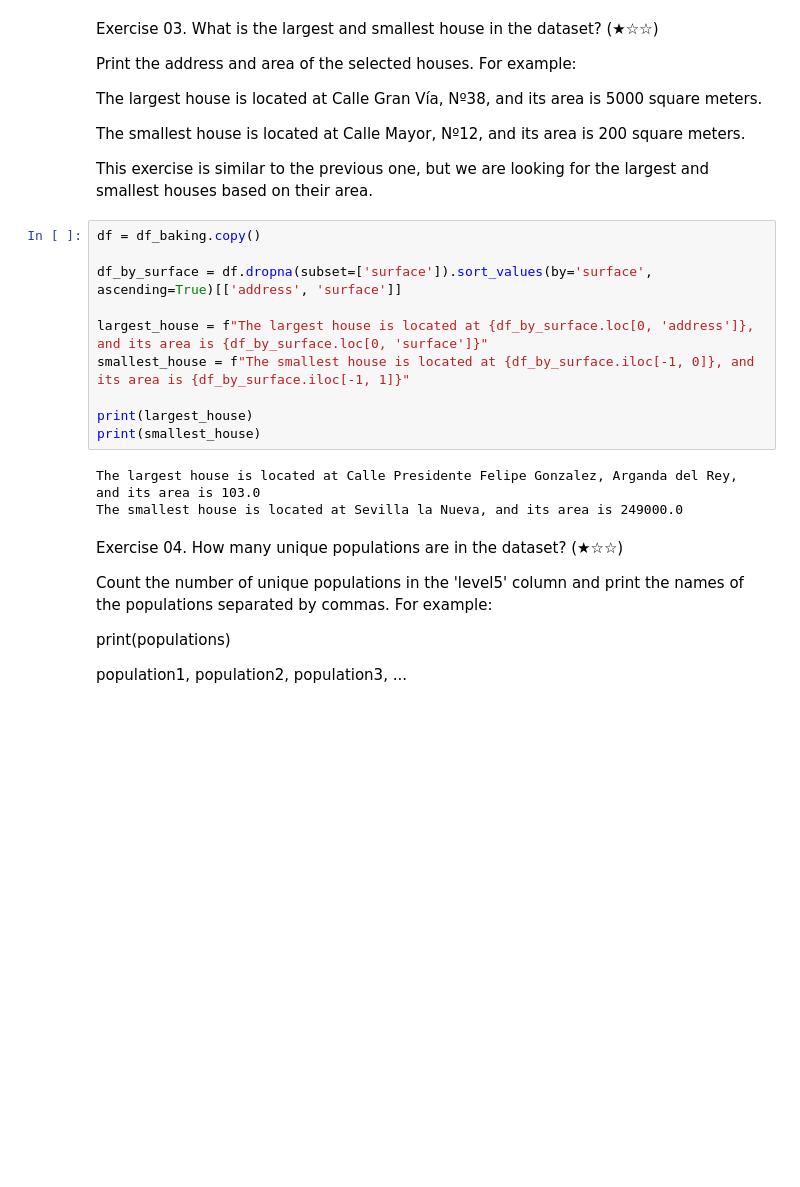
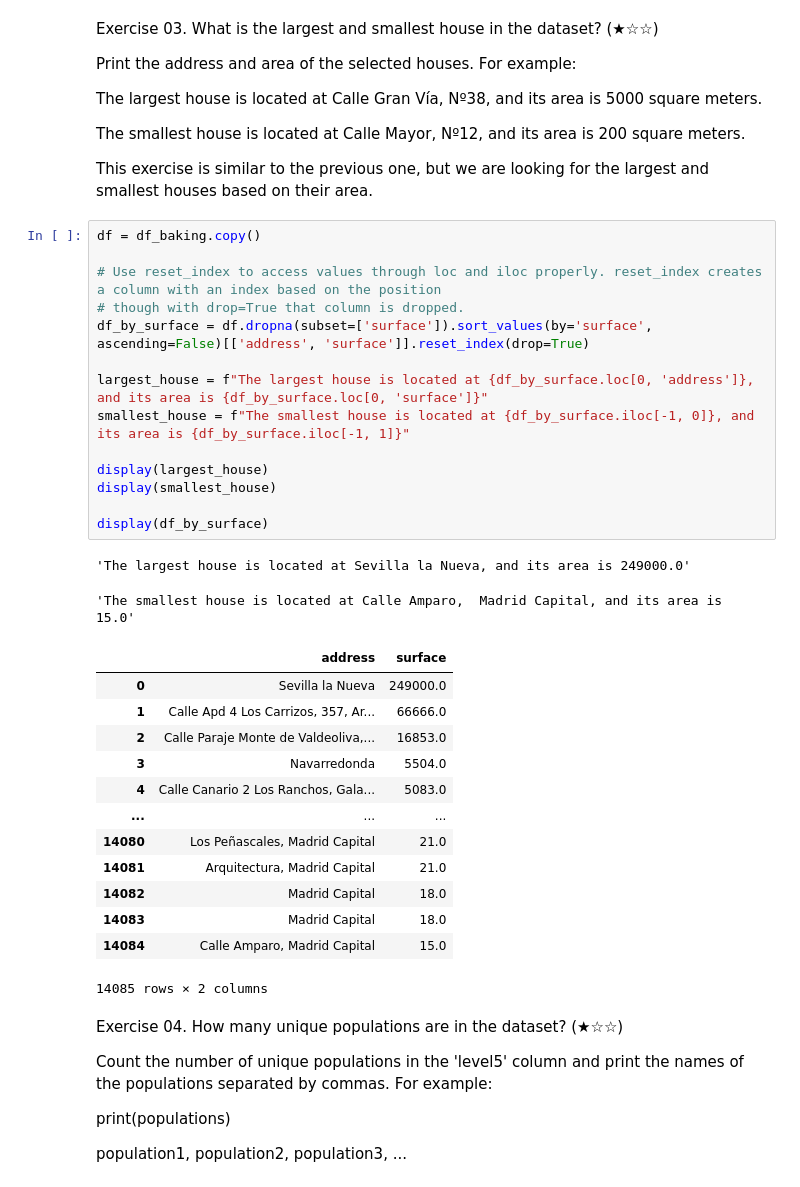
Before and after one commit to aguamelsu/pre_work, a Jupyter notebook: notebooks/01_analysis.ipynb, the cells around one changed output. Drawn from its saved outputs; the diff is of its cells as text; blank space fills up the shorter version.

```diff
--- a/notebooks/01_analysis.ipynb
+++ b/notebooks/01_analysis.ipynb
@@ -93,16 +93,33 @@ This exercise is similar to the previous one, but we are looking for the largest
 # %%
 df = df_baking.copy()
 
-df_by_surface = df.dropna(subset=['surface']).sort_values(by='surface', ascending=True)[['address', 'surface']]
+# Use reset_index to access values through loc and iloc properly. reset_index creates a column with an index based on the position
+# though with drop=True that column is dropped.
+df_by_surface = df.dropna(subset=['surface']).sort_values(by='surface', ascending=False)[['address', 'surface']].reset_index(drop=True)
 
 largest_house = f"The largest house is located at {df_by_surface.loc[0, 'address']}, and its area is {df_by_surface.loc[0, 'surface']}"
 smallest_house = f"The smallest house is located at {df_by_surface.iloc[-1, 0]}, and its area is {df_by_surface.iloc[-1, 1]}"
 
-print(largest_house)
-print(smallest_house)
+display(largest_house)
+display(smallest_house)
+
+display(df_by_surface)
 # %% [output]
-The largest house is located at Calle Presidente Felipe Gonzalez, Arganda del Rey, and its area is 103.0
-The smallest house is located at Sevilla la Nueva, and its area is 249000.0
+'The largest house is located at Sevilla la Nueva, and its area is 249000.0'
+'The smallest house is located at Calle Amparo,  Madrid Capital, and its area is 15.0'
+|  | address | surface |
+| 0 | Sevilla la Nueva | 249000.0 |
+| 1 | Calle Apd 4 Los Carrizos, 357, Ar... | 66666.0 |
+| 2 | Calle Paraje Monte de Valdeoliva,... | 16853.0 |
+| 3 | Navarredonda | 5504.0 |
+| 4 | Calle Canario 2 Los Ranchos, Gala... | 5083.0 |
+| ... | ... | ... |
+| 14080 | Los Peñascales, Madrid Capital | 21.0 |
+| 14081 | Arquitectura, Madrid Capital | 21.0 |
+| 14082 | Madrid Capital | 18.0 |
+| 14083 | Madrid Capital | 18.0 |
+| 14084 | Calle Amparo, Madrid Capital | 15.0 |
+14085 rows × 2 columns
 # %% [markdown]
 
 Exercise 04. How many unique populations are in the dataset? (★☆☆)
```
Also changed, not shown: parts of 2 cells of this notebook.
